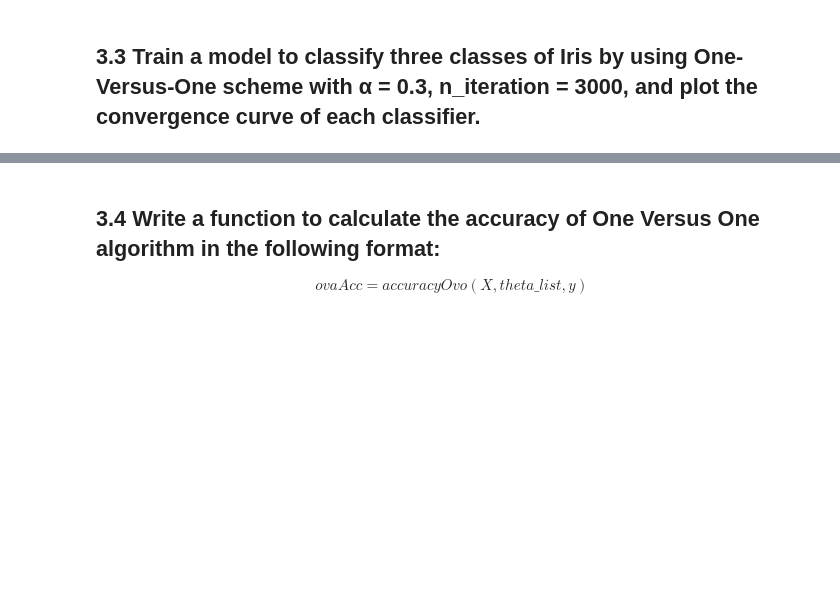
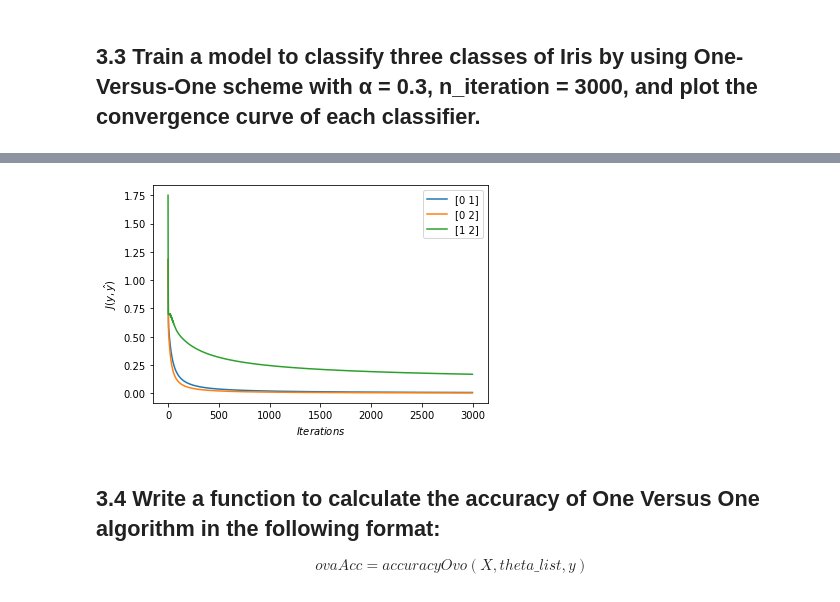
Before and after one commit to looksocii/ml-lab-code, a Jupyter notebook: Lab04-Logistic-Regression/61070139-Lab04.ipynb, the cells around one changed output, grey strips where cells are left out. Drawn from its saved outputs; the diff is of its cells as text; code cells hidden in the pictures; blank space fills up the shorter version.

```diff
--- a/Lab04-Logistic-Regression/61070139-Lab04.ipynb
+++ b/Lab04-Logistic-Regression/61070139-Lab04.ipynb
@@ -291,9 +323,11 @@ for i in comb:
 # %%
 for com, j_hist in zip(comb, j_history_list):
     plt.plot(j_hist, label=str(com))
-    plt.xlabel("# Iterations")
+    plt.xlabel("$Iterations$")
     plt.ylabel("$J(y, \hat{y})$")
     plt.legend()
+# %% [output]
+[figure, added]
 # %% [markdown]
 ## 3.4 Write a function to calculate the accuracy of One Versus One algorithm in the following format:
 $$
```
Also changed, not shown: parts of 12 cells of this notebook.
